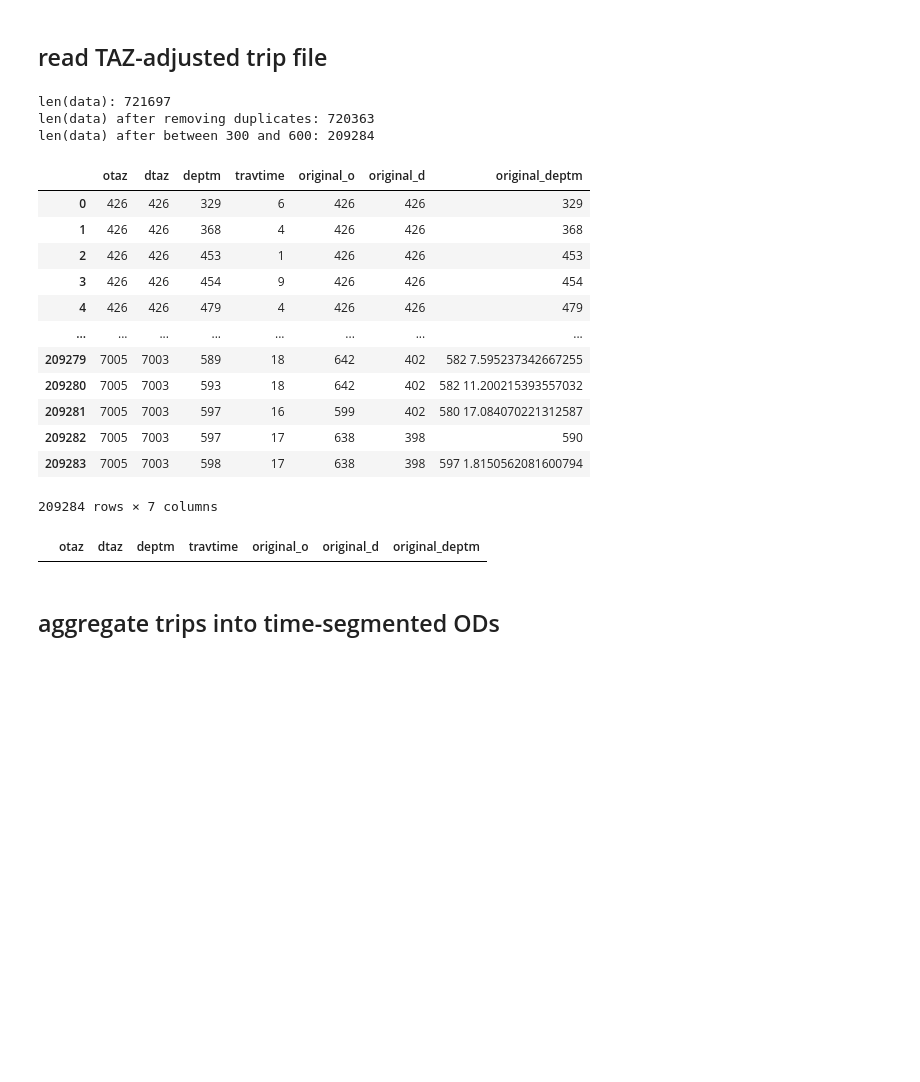
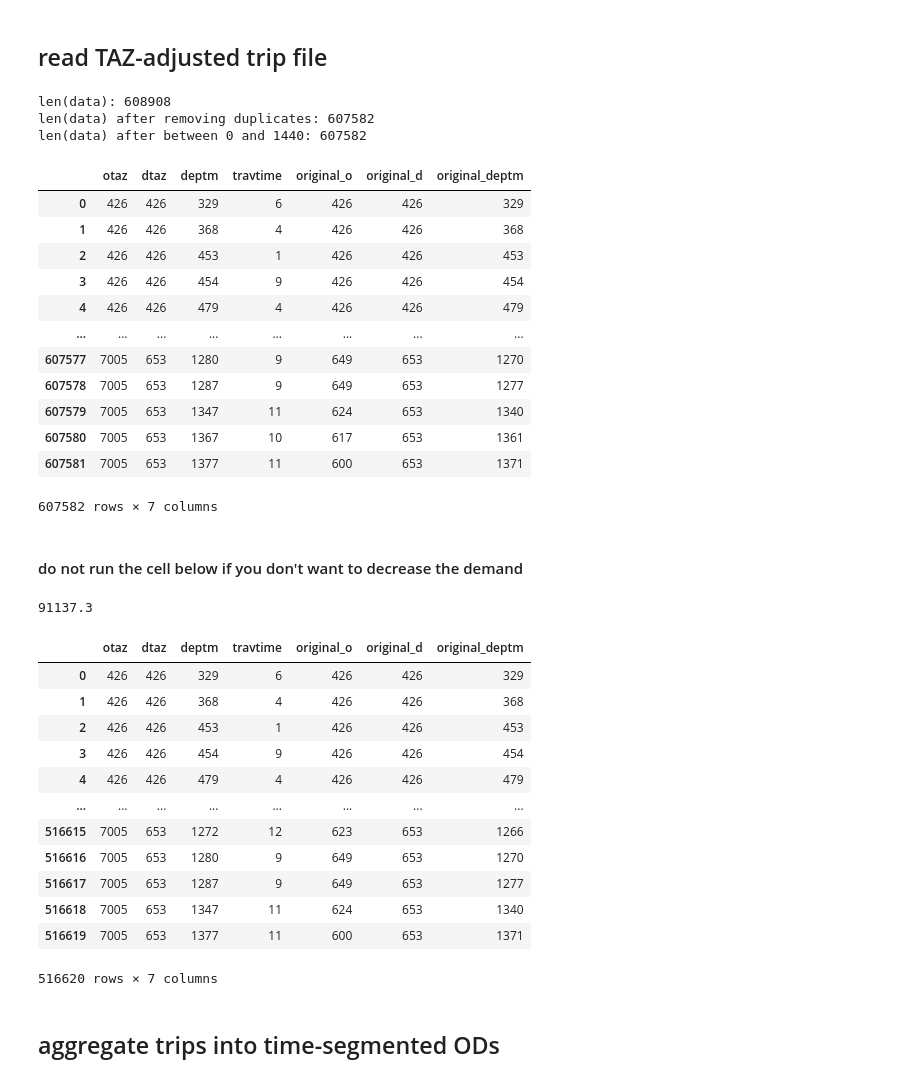
Before and after one commit to BlueSoheil99/DowntownSeattleSUMO, a Jupyter notebook: Demand generation/step3-generate_rou.ipynb, the cells around one changed output. Cells and saved outputs as stored; diff of their text form; code cells hidden in the pictures; blank space fills up the shorter version.

```diff
--- a/Demand generation/step3-generate_rou.ipynb
+++ b/Demand generation/step3-generate_rou.ipynb
@@ -15,12 +15,12 @@ from tqdm import tqdm
 # %% [markdown]
 ## Configuration of our output
 # %%
-start_time = 5*60 # >=0
-end_time = 10*60  # <=1440
+start_time = 0*60 # >=0
+end_time = 24*60  # <=1440
 demand_scale_factor = 1
 time_interval = 15  # minute
 
-input_file = 'psrc_vehicle_trips_converted_taz_calibrated_v2.csv'
+input_file = 'psrc_vehicle_trips_converted_taz_calibrated_onlyDowntown.csv'
 
 # make sure TAZ file is the latest used in the simulation
 taz_add_file = 'correct_Alaskan_modified_new_Taz_with_pseudo.add.xml'
@@ -30,7 +30,7 @@ taz_add_file = 'correct_Alaskan_modified_new_Taz_with_pseudo.add.xml'
 
 root_folder = 'demand_outputs'
 od_folder = f'output_path_{start_time}_{end_time}'
-output_name = f'{input_file[:-4]}.rou.xml'
+output_name = f'{input_file[:-4]}_fullDay.rou.xml'
 
 od_directory = os.path.join(root_folder, od_folder)
 output1_directory = os.path.join(root_folder, 'alaskanway_od2trips_'+output_name)
@@ -53,9 +53,9 @@ data = data.sort_values(by=['otaz', 'dtaz', 'deptm', 'travtime'])
 data.reset_index(drop=True, inplace=True)
 data
 # %% [output]
-len(data): 721697
-len(data) after removing duplicates: 720363
-len(data) after between 300 and 600: 209284
+len(data): 608908
+len(data) after removing duplicates: 607582
+len(data) after between 0 and 1440: 607582
 |  | otaz | dtaz | deptm | travtime | original_o | original_d | original_deptm |
 | 0 | 426 | 426 | 329 | 6 | 426 | 426 | 329 |
 | 1 | 426 | 426 | 368 | 4 | 426 | 426 | 368 |
@@ -63,16 +63,42 @@ len(data) after between 300 and 600: 209284
 | 3 | 426 | 426 | 454 | 9 | 426 | 426 | 454 |
 | 4 | 426 | 426 | 479 | 4 | 426 | 426 | 479 |
 | ... | ... | ... | ... | ... | ... | ... | ... |
-| 209279 | 7005 | 7003 | 589 | 18 | 642 | 402 | 582 7.595237342667255 |
-| 209280 | 7005 | 7003 | 593 | 18 | 642 | 402 | 582 11.200215393557032 |
-| 209281 | 7005 | 7003 | 597 | 16 | 599 | 402 | 580 17.084070221312587 |
-| 209282 | 7005 | 7003 | 597 | 17 | 638 | 398 | 590 |
-| 209283 | 7005 | 7003 | 598 | 17 | 638 | 398 | 597 1.8150562081600794 |
+| 607577 | 7005 | 653 | 1280 | 9 | 649 | 653 | 1270 |
+| 607578 | 7005 | 653 | 1287 | 9 | 649 | 653 | 1277 |
+| 607579 | 7005 | 653 | 1347 | 11 | 624 | 653 | 1340 |
+| 607580 | 7005 | 653 | 1367 | 10 | 617 | 653 | 1361 |
+| 607581 | 7005 | 653 | 1377 | 11 | 600 | 653 | 1371 |
-209284 rows × 7 columns
+607582 rows × 7 columns
+# %% [markdown]
+#### do not run the cell below if you don't want to decrease the demand
 # %%
-data[data.otaz==400]
+removal_percent = 15
+print(0.15*len(data))
+
+n_rows = len(data)
+
+# Create random mask
+mask = np.random.choice([True, False], size=n_rows, p=[1-removal_percent/100, removal_percent/100])
+
+# Split the data
+data = data[mask].copy().reset_index(drop=True)
+
+data
 # %% [output]
+91137.3
 |  | otaz | dtaz | deptm | travtime | original_o | original_d | original_deptm |
+| 0 | 426 | 426 | 329 | 6 | 426 | 426 | 329 |
+| 1 | 426 | 426 | 368 | 4 | 426 | 426 | 368 |
+| 2 | 426 | 426 | 453 | 1 | 426 | 426 | 453 |
+| 3 | 426 | 426 | 454 | 9 | 426 | 426 | 454 |
+| 4 | 426 | 426 | 479 | 4 | 426 | 426 | 479 |
+| ... | ... | ... | ... | ... | ... | ... | ... |
+| 516615 | 7005 | 653 | 1272 | 12 | 623 | 653 | 1266 |
+| 516616 | 7005 | 653 | 1280 | 9 | 649 | 653 | 1270 |
+| 516617 | 7005 | 653 | 1287 | 9 | 649 | 653 | 1277 |
+| 516618 | 7005 | 653 | 1347 | 11 | 624 | 653 | 1340 |
+| 516619 | 7005 | 653 | 1377 | 11 | 600 | 653 | 1371 |
+516620 rows × 7 columns
 # %% [markdown]
 ## aggregate trips into time-segmented ODs
 # %%
```
Also changed, not shown: parts of 3 cells of this notebook, 29 other files.
